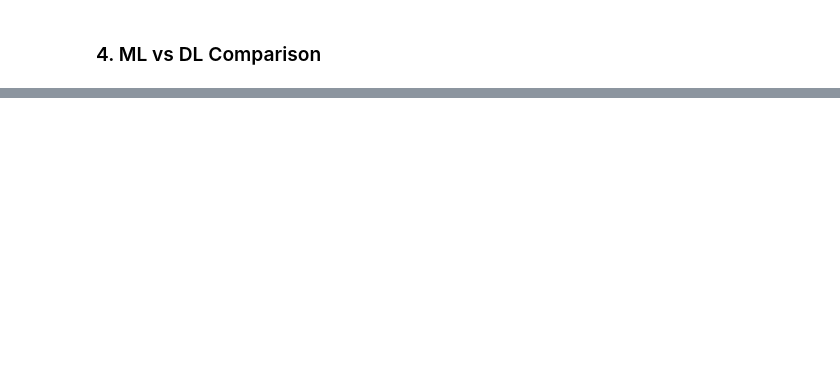
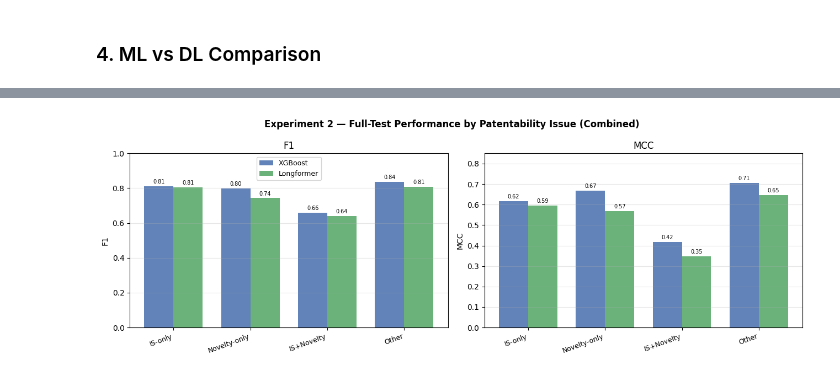
Before and after one commit to dahrb/EPO-Project, a Jupyter notebook: Results/results.ipynb, the cells around one changed output, grey strips where cells are left out. Saved outputs shown, nothing was run; the diff lists cells and outputs as text; code cells hidden in the pictures; blank space fills up the shorter version.

Commit message:
issue based code and extra resuits 13.08

```diff
--- a/Results/results.ipynb
+++ b/Results/results.ipynb
@@ -475,0 +718,9 @@ plt.show()
+# %%
+# Exp 2 per-issue metrics (reuses `pi`, `ISSUE_ORDER`, `issue_metrics` from the earlier section)
+pi2 = pi[pi["exp"] == "2"].copy()
+both2 = pi2[pi2["case"] == "both"]
+for model in ["XGBoost", "Longformer"]:
+    sub = both2[both2["model"] == model]
+    tbl = sub.groupby("issue", observed=True)[["y_true", "y_pred"]].apply(issue_metrics)
+    print(f"\n{model} | Exp 2 | Combined test set")
+    display(tbl.reset_index())
@@ -475,0 +740,24 @@ plt.show()
+# %%
+# Exp 2: F1 and MCC by issue bucket, XGBoost vs Longformer (combined dataset)
+from sklearn.metrics import f1_score, matthews_corrcoef
+MODELS = ["XGBoost", "Longformer"]
+mcol = {"XGBoost": "#4C72B0", "Longformer": "#55A868"}
+fig, axes = plt.subplots(1, 2, figsize=(13, 4.5))
+fig.suptitle("Experiment 2 — Full-Test Performance by Patentability Issue (Combined)", fontweight="bold")
+for ax, metric, fn in zip(axes, ["F1", "MCC"], [f1_score, matthews_corrcoef]):
+    x = np.arange(len(ISSUE_ORDER)); w = 0.38
+    for mi, model in enumerate(MODELS):
+        sub = both2[both2["model"] == model]
+        vals = []
+        for iss in ISSUE_ORDER:
+            g = sub[sub["issue"] == iss]
+            vals.append(fn(g["y_true"], g["y_pred"]) if len(g) and g["y_true"].nunique() > 1 else np.nan)
+        bars = ax.bar(x + (mi - 0.5) * w, vals, w, label=model, color=mcol[model], alpha=0.88)
+        ax.bar_label(bars, fmt="%.2f", fontsize=7, padding=2)
+    ax.set_xticks(x); ax.set_xticklabels(ISSUE_ORDER, rotation=20, ha="right", fontsize=9)
+    ax.set_ylabel(metric); ax.set_ylim(0, 1.0 if metric == "F1" else 0.85)
+    ax.grid(axis="y", alpha=0.3); ax.set_title(metric)
+axes[0].legend(fontsize=9)
+plt.tight_layout(); plt.show()
+# %% [output]
+[figure, added]
```
Also changed, not shown: parts of 27 cells of this notebook, 11 other files.
